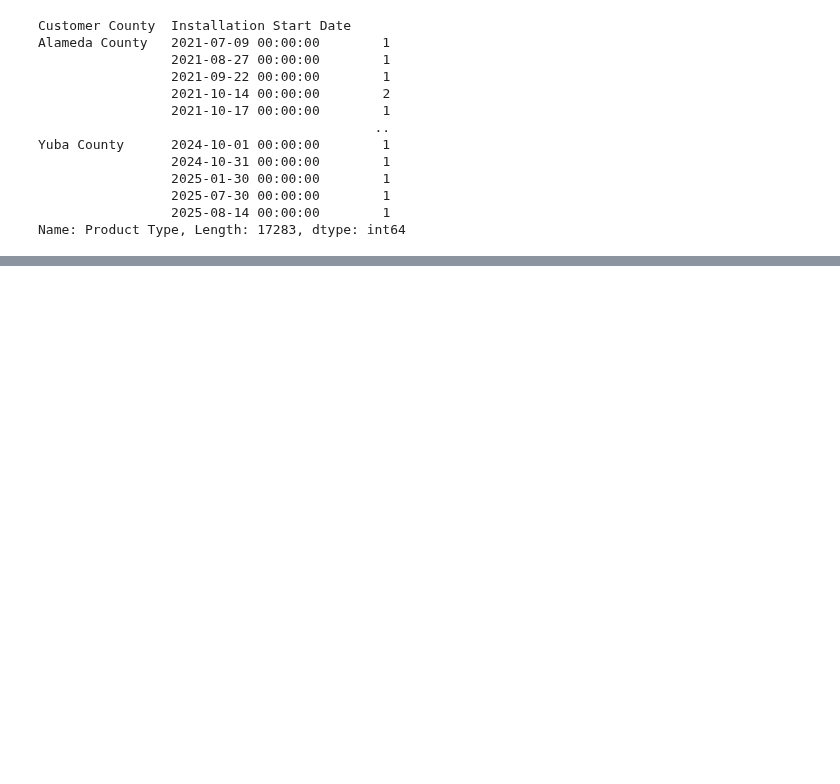
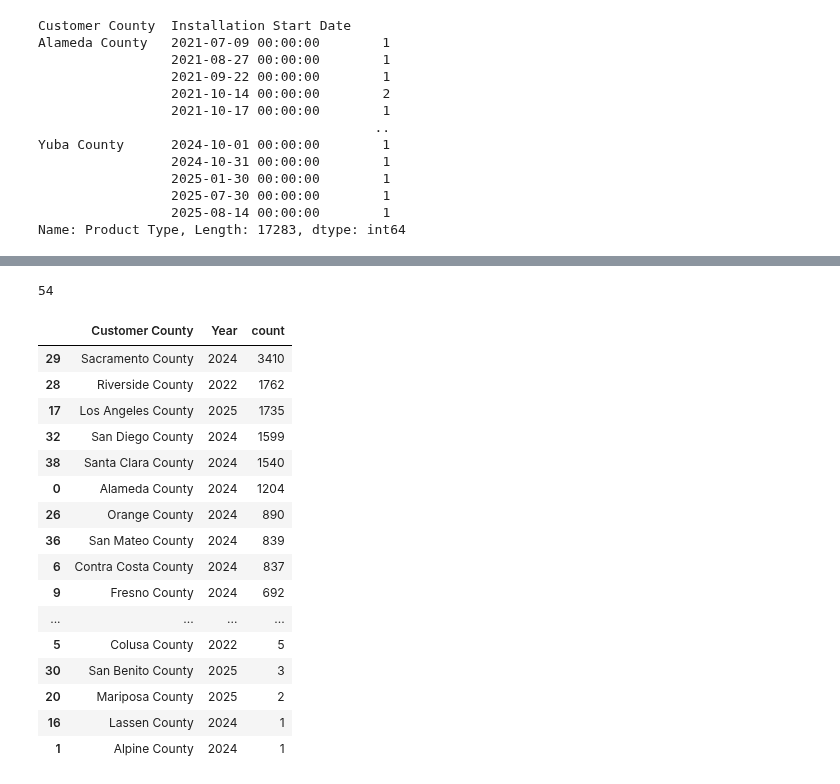
Before and after one commit to taylore25/Taylor-Elich-EEP-Senior-Thesis, a Jupyter notebook: Initial Analysis.ipynb, the cells around one changed output, grey strips where cells are left out. Cells and saved outputs as stored; diff of their text form; code cells hidden in the pictures; blank space fills up the shorter version.

```diff
--- a/Initial Analysis.ipynb
+++ b/Initial Analysis.ipynb
@@ -68,0 +118,32 @@ Name: Product Type, Length: 17283, dtype: int64
+# %%
+#number of counties
+
+heatpump_df['Customer County'].nunique()
+# %% [output]
+54
+# %%
+#get just the years with the highest counts of HPWHs to see if even the highest amount is significant compared to city size
+counts = heatpump_df.groupby(['Customer County', 'Year'])['Product Type'].count().reset_index(name='count')
+highest_per_county = (counts.sort_values(by='count', ascending = False).groupby('Customer County').first().reset_index())
+highest_per_county
+
+#sort in descending order of counts of HPWH
+highest_per_county.sort_values(by = 'count', ascending = False)
+# %% [output]
+|  | Customer County | Year | count |
+| 29 | Sacramento County | 2024 | 3410 |
+| 28 | Riverside County | 2022 | 1762 |
+| 17 | Los Angeles County | 2025 | 1735 |
+| 32 | San Diego County | 2024 | 1599 |
+| 38 | Santa Clara County | 2024 | 1540 |
+| 0 | Alameda County | 2024 | 1204 |
+| 26 | Orange County | 2024 | 890 |
+| 36 | San Mateo County | 2024 | 839 |
+| 6 | Contra Costa County | 2024 | 837 |
+| 9 | Fresno County | 2024 | 692 |
+| ... | ... | ... | ... |
+| 5 | Colusa County | 2022 | 5 |
+| 30 | San Benito County | 2025 | 3 |
+| 20 | Mariposa County | 2025 | 2 |
+| 16 | Lassen County | 2024 | 1 |
+| 1 | Alpine County | 2024 | 1 |
```
Also changed, not shown: parts of 19 cells of this notebook.
